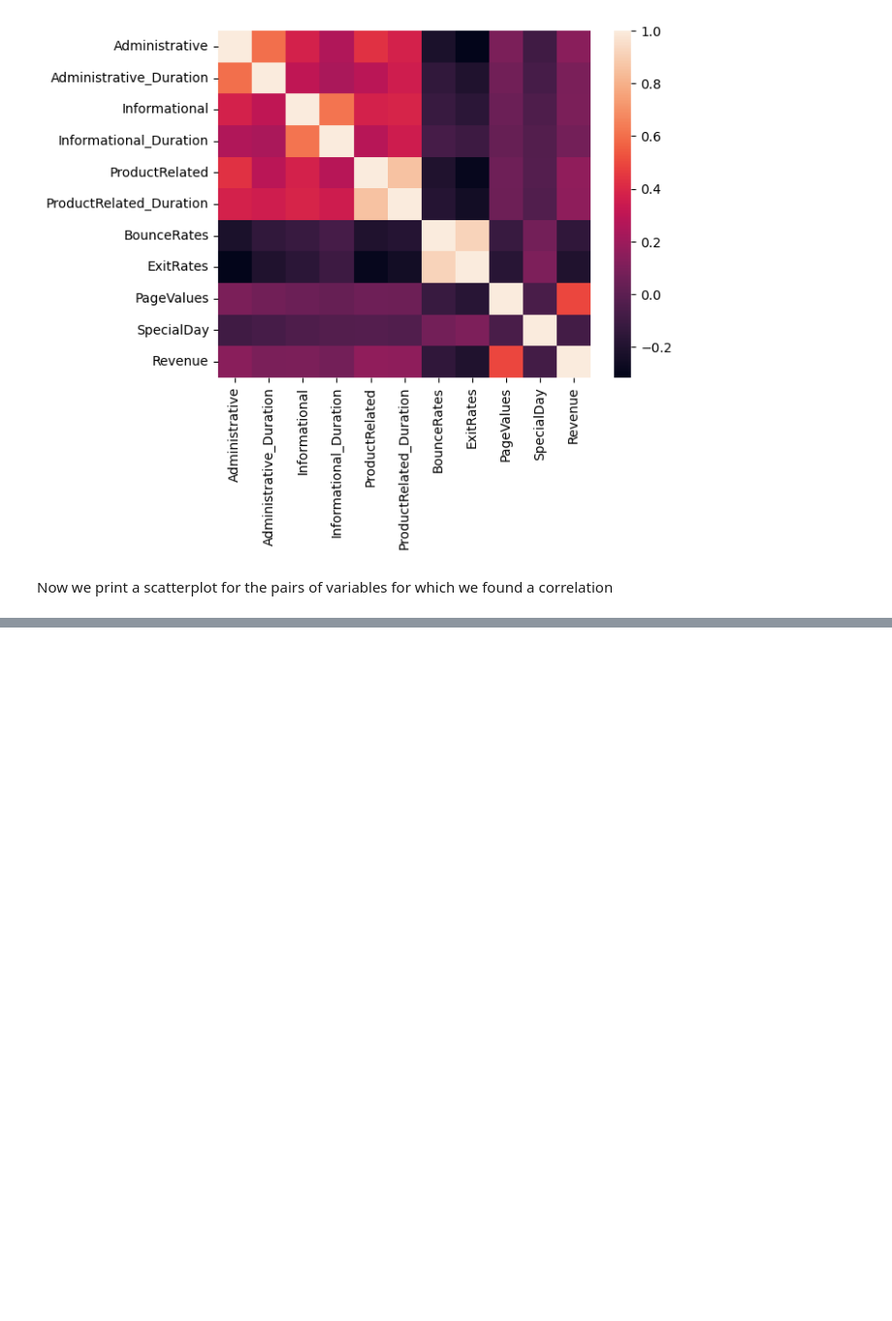
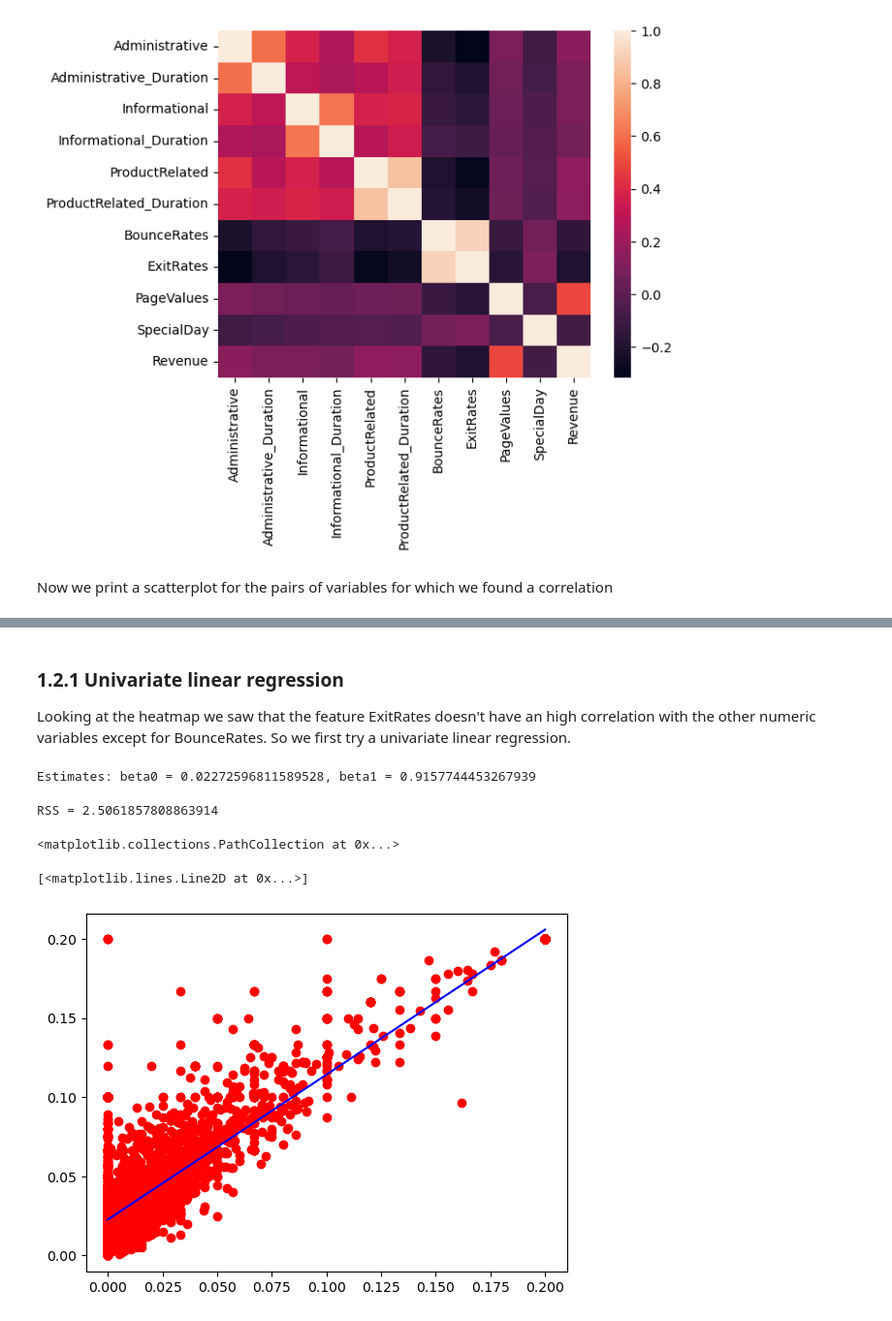
Before and after one commit to sararesta/ML-Homework, a Jupyter notebook: Margiotta_Resta_ML_HW.ipynb, the cells around one changed output, grey strips where cells are left out. Shown at 97% size. Cells and saved outputs as stored; diff of their text form; code cells hidden in the pictures; blank space fills up the shorter version.

Commit message:
Plot the result of linear regression

```diff
--- a/Margiotta_Resta_ML_HW.ipynb
+++ b/Margiotta_Resta_ML_HW.ipynb
@@ -423,0 +395,3 @@ RSS = 2.5061857808863914
+# %% [markdown]
+### 1.2.1 Univariate linear regression
+Looking at the heatmap we saw that the feature ExitRates doesn't have an high correlation with the other numeric variables except for BounceRates. So we first try a univariate linear regression.
@@ -423,0 +402,38 @@ RSS = 2.5061857808863914
+# %%
+def least_squares(X, y):
+    # Compute the means
+    X_mean = X.mean()
+    y_mean = y.mean()
+    # Compute \hat{\beta_1}
+    beta_hat_1 = (((X - X_mean) * (y - y_mean)).sum()) / ((X - X_mean) ** 2).sum()
+    # Compute \hat{\beta_0}
+    beta_hat_0 = y_mean - beta_hat_1 * X_mean
+    return beta_hat_0, beta_hat_1
+beta_hat_0, beta_hat_1 = least_squares(X, y)
+print("Estimates: beta0 = {}, beta1 = {}".format(beta_hat_0, beta_hat_1))
+# %% [output]
+Estimates: beta0 = 0.02272596811589528, beta1 = 0.9157744453267939
+# %%
+# RSS
+squared_residuals = (y - beta_hat_0 - beta_hat_1 * X)**2
+RSS = squared_residuals.sum()
+
+print("RSS = {}".format(RSS))
+# %% [output]
+RSS = 2.5061857808863914
+# %%
+# Plot the solution using matplotlib
+# First plot the points
+plt.scatter(X, y, color='r')
+# Then plot the line
+# We select two points to connect (x1=0, y1=beta0)
+# and (x2=X.max(), y2=beta0 + x2*beta1)
+x1 = 0
+y1 = beta_hat_0
+x2 = X.max()
+y2 = beta_hat_0 + x2 * beta_hat_1
+plt.plot([x1, x2], [y1, y2], color='b')
+# %% [output]
+<matplotlib.collections.PathCollection at 0x...>
+[<matplotlib.lines.Line2D at 0x...>]
+[figure, added]
```
Also changed, not shown: parts of 11 cells of this notebook.
